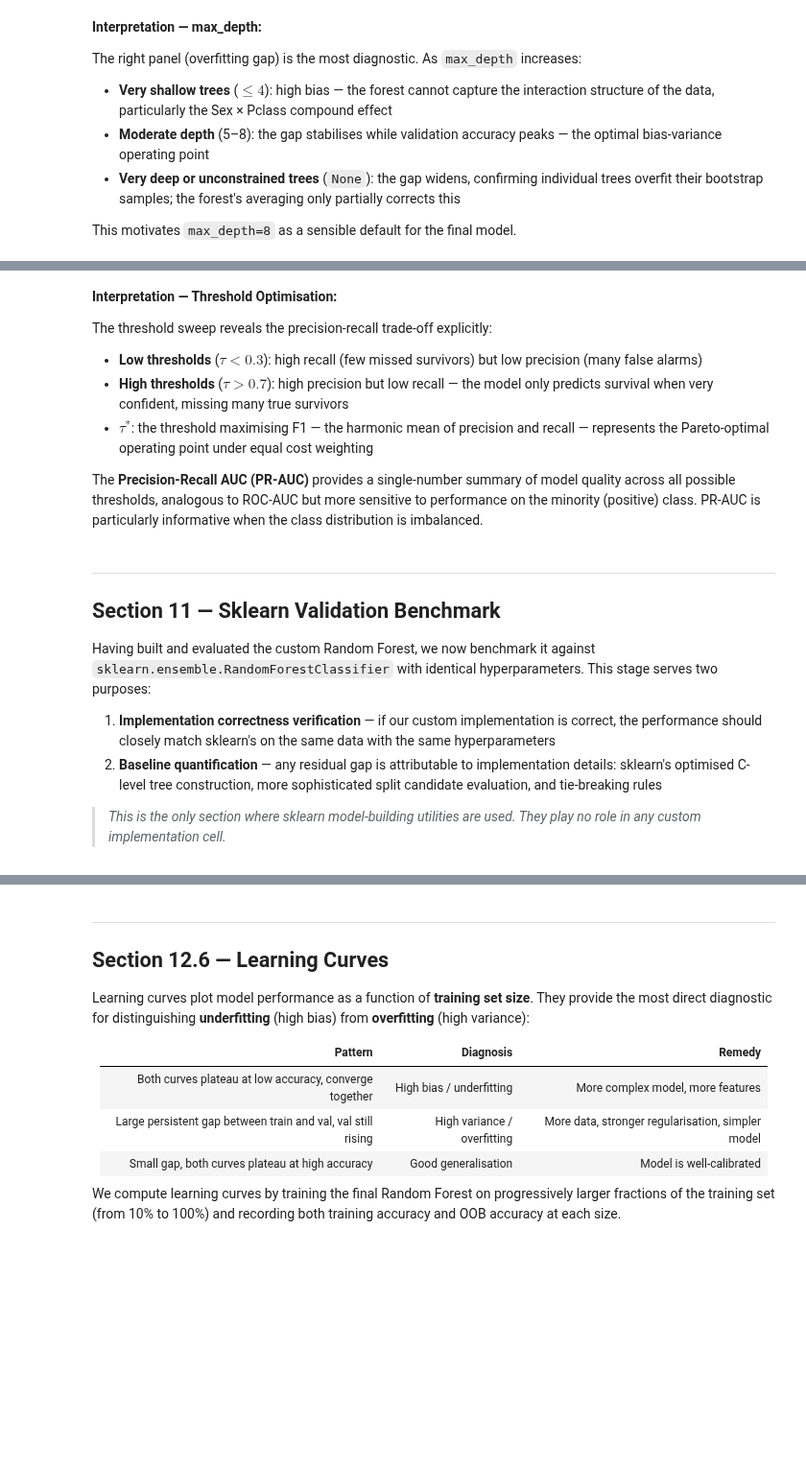
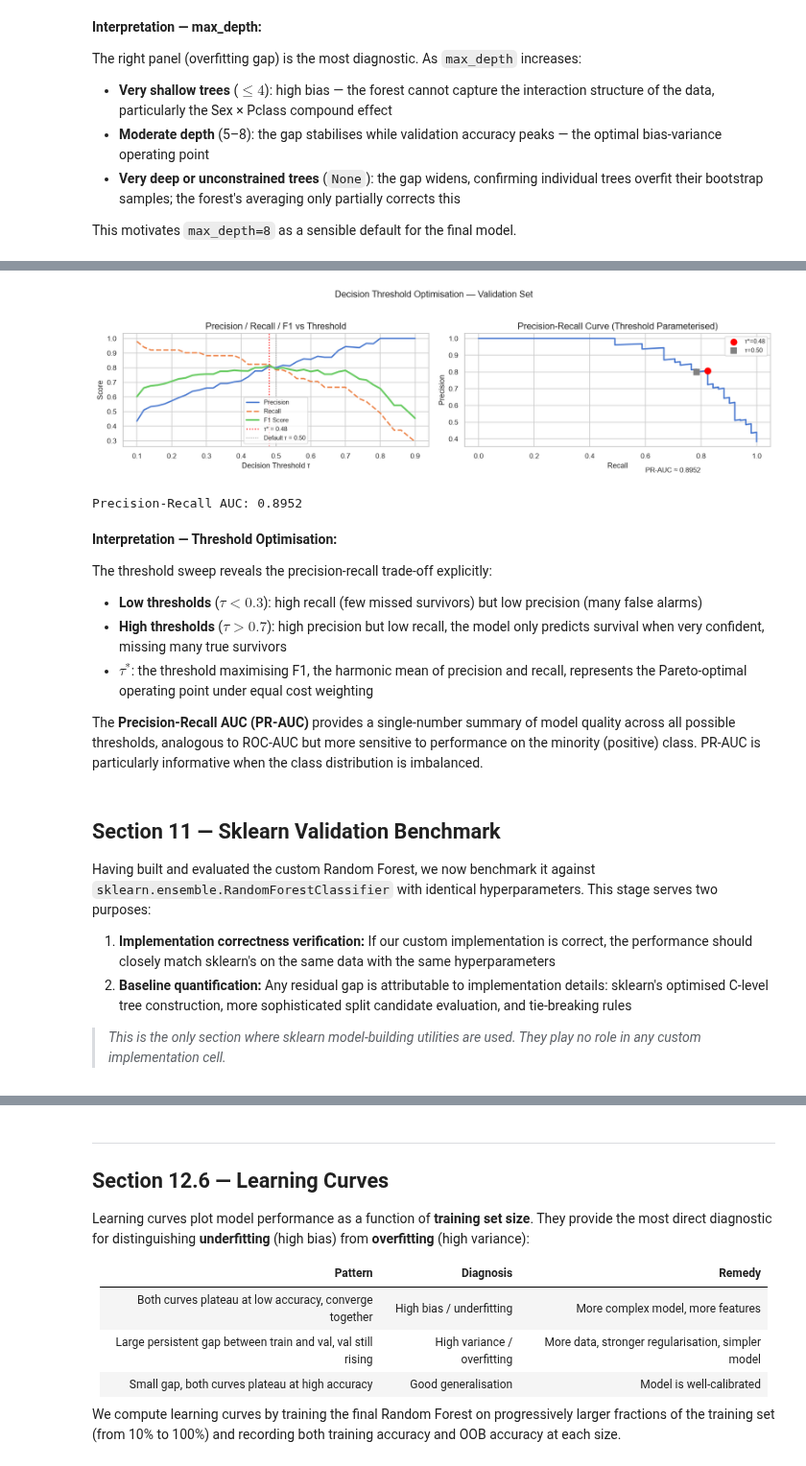
Before and after one commit to FranklinNwankwo/Implementing_Machine_learning_Algorithms_from_First_Principles, a Jupyter notebook: 1. Supervised_Learning/4. random_forest_titanic_survival/notebook/random_forest.ipynb, the cells around one changed output, grey strips where cells are left out. Shown at 96% size. Saved outputs shown, nothing was run; the diff lists cells and outputs as text; code cells hidden in the pictures; blank space fills up the shorter version.

```diff
--- a/1. Supervised_Learning/4. random_forest_titanic_survival/notebook/random_forest.ipynb
+++ b/1. Supervised_Learning/4. random_forest_titanic_survival/notebook/random_forest.ipynb
@@ -2409,23 +2720,28 @@ Key observations to discuss in the conclusion:
 # %% [markdown]
 ### 8.5 — Variance Reduction: Single Tree vs Random Forest
 # %%
-# Demonstrate variance reduction: compare single DT vs RF
-# Train 20 independent single trees (each with a different random seed)
-# and 20 independent RFs, then measure accuracy variance across runs.
-
 N_RUNS = 20
 dt_val_accs = []
 rf_val_accs = []
 
+n_samples = X_train.shape[0]
+
 for run in range(N_RUNS):
     seed_run = SEED + run
+    boot_rng = np.random.RandomState(seed_run)
 
-    # Single Decision Tree
+    # Single Decision Tree — trained on a bootstrap sample, same as every
+    # tree in the forest gets. Without this, changing random_state alone
+    # does nothing (max_features=None means no feature-subsampling
+    # randomness either), so the tree is identical across all 20 runs.
+    boot_idx = boot_rng.choice(n_samples, size=n_samples, replace=True)
+    X_boot, y_boot = X_train[boot_idx], y_train[boot_idx]
+
     _dt = DecisionTreeClassifier(
         max_depth=8, min_samples_split=10, min_samples_leaf=5,
         max_features=None, random_state=seed_run
     )
-    _dt.fit(X_train, y_train)
+    _dt.fit(X_boot, y_boot)
     dt_val_accs.append((_dt.predict(X_val) == y_val).mean())
 
     # Random Forest (30 trees — lightweight for demonstration)
@@ -2931,57 +3318,82 @@ axes[0].plot(thresholds, thresh_rec,  '--', label='Recall',
              color=sns.color_palette('muted')[1], lw=2)
 axes[0].plot(thresholds, thresh_f1,   '-',  label='F1 Score',
              color=sns.color_palette('muted')[2], lw=2.5)
 axes[0].axvline(BEST_THRESHOLD, color='red', linestyle=':', lw=1.5,
                 label=f'τ* = {BEST_THRESHOLD:.2f}')
 axes[0].axvline(0.5, color='grey', linestyle=':', lw=1,
                 label='Default τ = 0.50')
 axes[0].set_xlabel('Decision Threshold τ')
 axes[0].set_ylabel('Score')
 axes[0].set_title('Precision / Recall / F1 vs Threshold')
 axes[0].legend(fontsize=9)
 
-# Precision-Recall curve (parametric in threshold)
-axes[1].plot(thresh_rec, thresh_prec,
+# Fine-grained Precision-Recall curve — swept over every unique predicted
+# probability, same resolution/style as the ROC-AUC computation in
+# classification_metrics, rather than the fixed 0.02-step grid above.
+pr_thresholds = np.sort(np.unique(val_probas_final))[::-1]   # descending
+
+pr_precisions, pr_recalls = [], []
+for thresh in pr_thresholds:
+    preds_t = (val_probas_final >= thresh).astype(int)
+    cm_t    = confusion_matrix_np(y_val, preds_t)
+    TN_t, FP_t, FN_t, TP_t = cm_t[0,0], cm_t[0,1], cm_t[1,0], cm_t[1,1]
+    prec_t = TP_t / (TP_t + FP_t) if (TP_t + FP_t) > 0 else 1.0
+    rec_t  = TP_t / (TP_t + FN_t) if (TP_t + FN_t) > 0 else 0.0
+    pr_precisions.append(prec_t)
+    pr_recalls.append(rec_t)
+
+# Anchor endpoints by convention: recall=0 → precision=1 (nothing predicted
+# positive yet); recall=1 → threshold below every score → precision = base rate
+base_rate     = y_val.mean()
+pr_recalls    = [0.0] + pr_recalls + [1.0]
+pr_precisions = [1.0] + pr_precisions + [base_rate]
+
+# Sort by recall ascending so np.trapezoid integrates over a monotonic axis
+order                 = np.argsort(pr_recalls)
+pr_recalls_sorted     = np.array(pr_recalls)[order]
+pr_precisions_sorted  = np.array(pr_precisions)[order]
+
+pr_auc = abs(np.trapezoid(pr_precisions_sorted, pr_recalls_sorted))
+
+axes[1].plot(pr_recalls_sorted, pr_precisions_sorted,
              color=sns.color_palette('muted')[0], lw=2)
 axes[1].scatter([thresh_rec[best_thresh_idx]], [thresh_prec[best_thresh_idx]],
                 color='red', zorder=5, s=80, label=f'τ*={BEST_THRESHOLD:.2f}')
 axes[1].scatter([thresh_rec[list(thresholds).index(min(thresholds, key=lambda t: abs(t-0.5)))]],
                 [thresh_prec[list(thresholds).index(min(thresholds, key=lambda t: abs(t-0.5)))]],
                 color='grey', zorder=5, s=80, marker='s', label='τ=0.50')
 axes[1].set_xlabel('Recall')
 axes[1].set_ylabel('Precision')
 axes[1].set_title('Precision-Recall Curve (Threshold Parameterised)')
 axes[1].legend(fontsize=9)
-
-# Compute PR-AUC via trapezoidal integration
-pr_auc = abs(np.trapezoid(thresh_prec, thresh_rec))
 axes[1].text(0.6, 0.2, f'PR-AUC ≈ {pr_auc:.4f}', fontsize=10,
              bbox=dict(boxstyle='round', facecolor='white', alpha=0.7))
 
 plt.suptitle('Decision Threshold Optimisation — Validation Set', fontsize=13, y=1.02)
 plt.tight_layout()
 plt.show()
 
 print(f'Precision-Recall AUC: {pr_auc:.4f}')
+# %% [output]
+[figure, added]
+Precision-Recall AUC: 0.8952
 # %% [markdown]
 **Interpretation — Threshold Optimisation:**
 
 The threshold sweep reveals the precision-recall trade-off explicitly:
 
 - **Low thresholds** ($\tau < 0.3$): high recall (few missed survivors) but low precision (many false alarms)
-- **High thresholds** ($\tau > 0.7$): high precision but low recall — the model only predicts survival when very confident, missing many true survivors
-- **$\tau^*$**: the threshold maximising F1 — the harmonic mean of precision and recall — represents the Pareto-optimal operating point under equal cost weighting
+- **High thresholds** ($\tau > 0.7$): high precision but low recall, the model only predicts survival when very confident, missing many true survivors
+- **$\tau^*$**: the threshold maximising F1, the harmonic mean of precision and recall, represents the Pareto-optimal operating point under equal cost weighting
 
 The **Precision-Recall AUC (PR-AUC)** provides a single-number summary of model quality across all possible thresholds, analogous to ROC-AUC but more sensitive to performance on the minority (positive) class. PR-AUC is particularly informative when the class distribution is imbalanced.
 # %% [markdown]
----
-
 ## Section 11 — Sklearn Validation Benchmark
 
 Having built and evaluated the custom Random Forest, we now benchmark it against `sklearn.ensemble.RandomForestClassifier` with identical hyperparameters. This stage serves two purposes:
 
-1. **Implementation correctness verification** — if our custom implementation is correct, the performance should closely match sklearn's on the same data with the same hyperparameters
-2. **Baseline quantification** — any residual gap is attributable to implementation details: sklearn's optimised C-level tree construction, more sophisticated split candidate evaluation, and tie-breaking rules
+1. **Implementation correctness verification:** If our custom implementation is correct, the performance should closely match sklearn's on the same data with the same hyperparameters
+2. **Baseline quantification:** Any residual gap is attributable to implementation details: sklearn's optimised C-level tree construction, more sophisticated split candidate evaluation, and tie-breaking rules
 
 > *This is the only section where sklearn model-building utilities are used. They play no role in any custom implementation cell.*
 # %%
```
Also changed, not shown: parts of 119 cells of this notebook, 3 other files.
